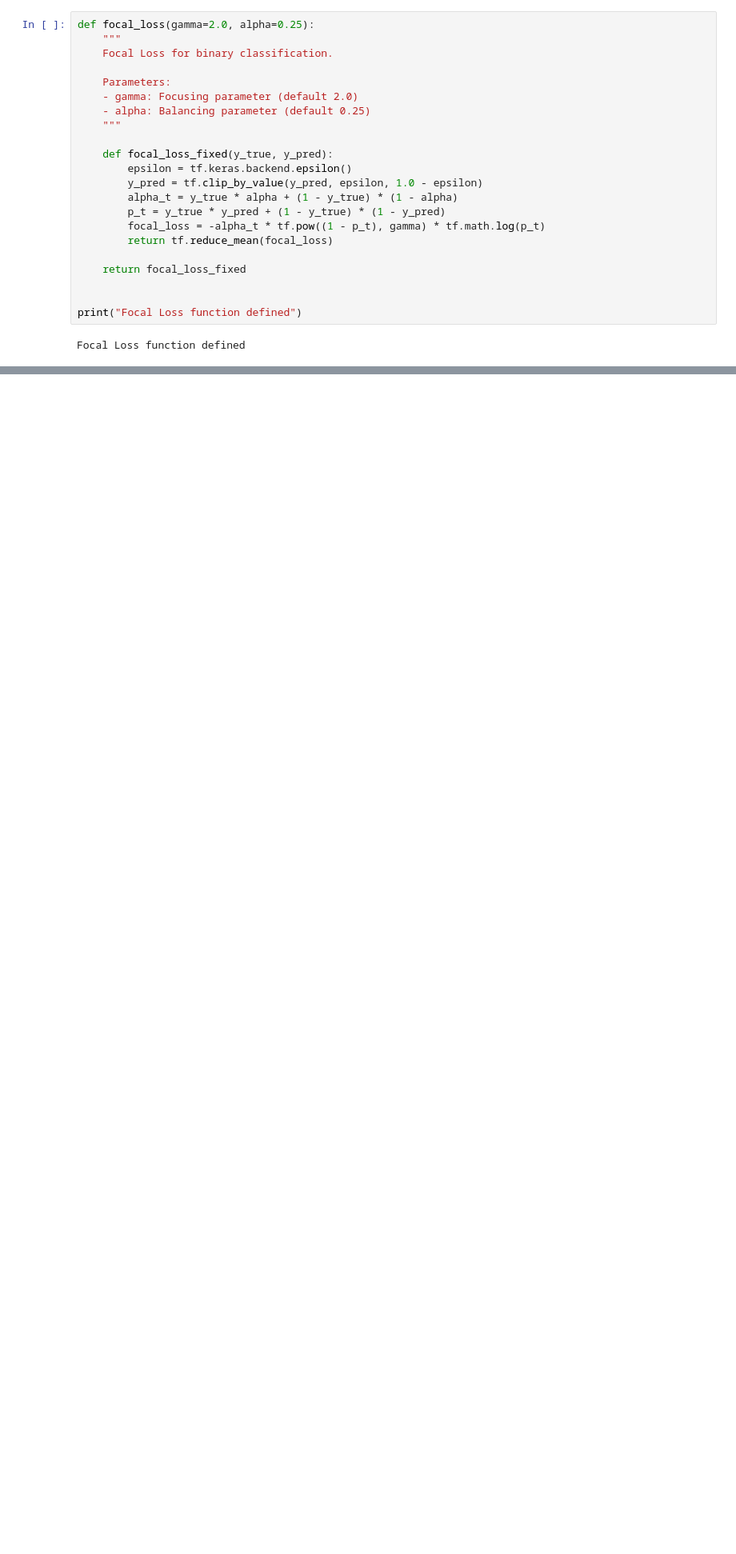
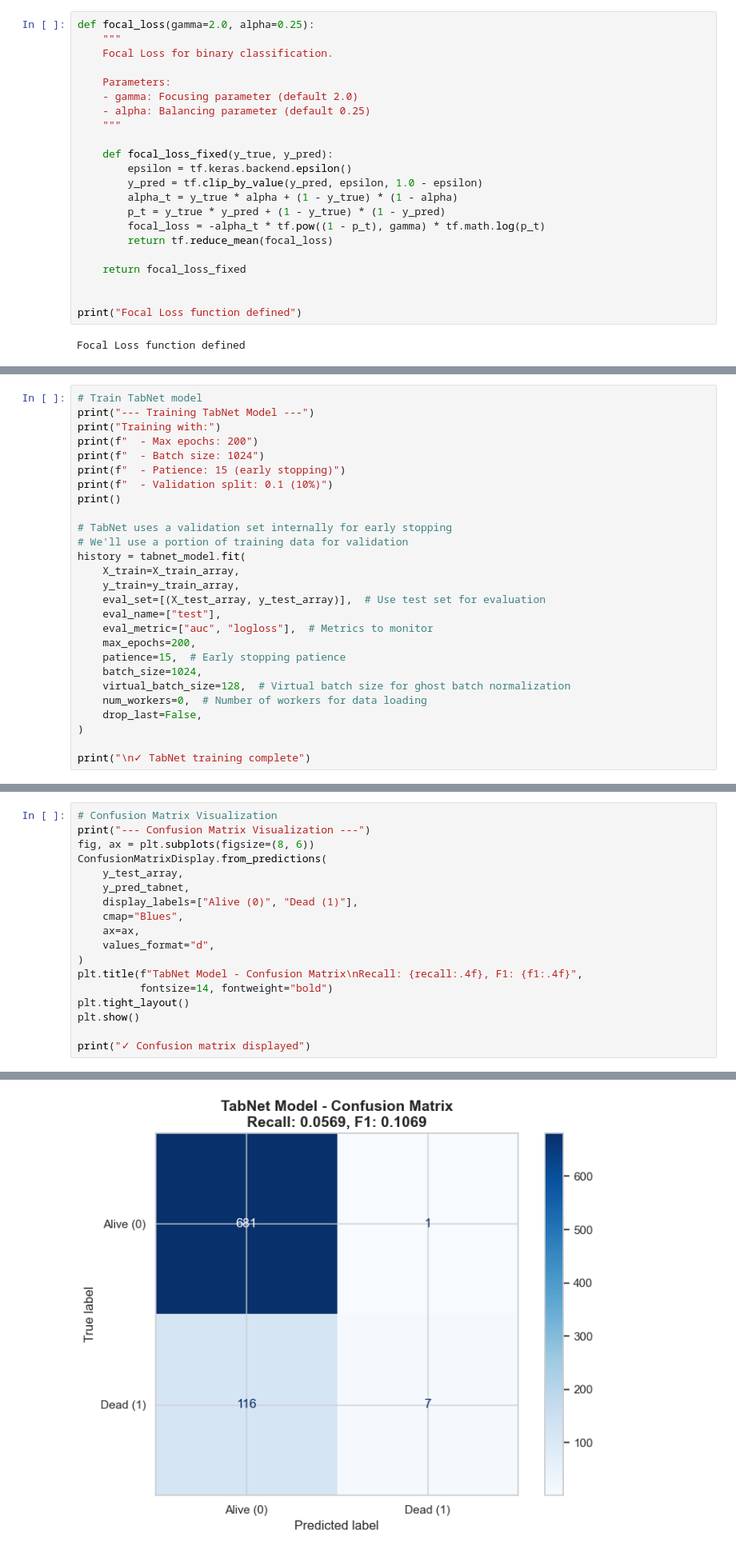
Before and after one commit to spacelord16/breast-cancer-detection-DM-project-, a Jupyter notebook: version_2/Notebooks/version2.ipynb, the cells around one changed output, grey strips where cells are left out. Shown at 80% size. Drawn from its saved outputs; the diff is of its cells as text; blank space fills up the shorter version.

```diff
--- a/version_2/Notebooks/version2.ipynb
+++ b/version_2/Notebooks/version2.ipynb
@@ -1202,0 +1313,27 @@ weighted avg     0.8019    0.7938    0.7977       805
+# %%
+# Train TabNet model
+print("--- Training TabNet Model ---")
+print("Training with:")
+print(f"  - Max epochs: 200")
+print(f"  - Batch size: 1024")
+print(f"  - Patience: 15 (early stopping)")
+print(f"  - Validation split: 0.1 (10%)")
+print()
+
+# TabNet uses a validation set internally for early stopping
+# We'll use a portion of training data for validation
+history = tabnet_model.fit(
+    X_train=X_train_array,
+    y_train=y_train_array,
+    eval_set=[(X_test_array, y_test_array)],  # Use test set for evaluation
+    eval_name=["test"],
+    eval_metric=["auc", "logloss"],  # Metrics to monitor
+    max_epochs=200,
+    patience=15,  # Early stopping patience
+    batch_size=1024,
+    virtual_batch_size=128,  # Virtual batch size for ghost batch normalization
+    num_workers=0,  # Number of workers for data loading
+    drop_last=False,
+)
+
+print("\n✓ TabNet training complete")
@@ -1202,0 +1626,19 @@ weighted avg     0.8019    0.7938    0.7977       805
+# %%
+# Confusion Matrix Visualization
+print("--- Confusion Matrix Visualization ---")
+fig, ax = plt.subplots(figsize=(8, 6))
+ConfusionMatrixDisplay.from_predictions(
+    y_test_array,
+    y_pred_tabnet,
+    display_labels=["Alive (0)", "Dead (1)"],
+    cmap="Blues",
+    ax=ax,
+    values_format="d",
+)
+plt.title(f"TabNet Model - Confusion Matrix\nRecall: {recall:.4f}, F1: {f1:.4f}",
+          fontsize=14, fontweight="bold")
+plt.tight_layout()
+plt.show()
+
+print("✓ Confusion matrix displayed")
+# %% [output]
@@ -1202,0 +1646 @@ weighted avg     0.8019    0.7938    0.7977       805
+[figure, added]
```
Also changed, not shown: parts of 22 cells of this notebook, 1 other file.
